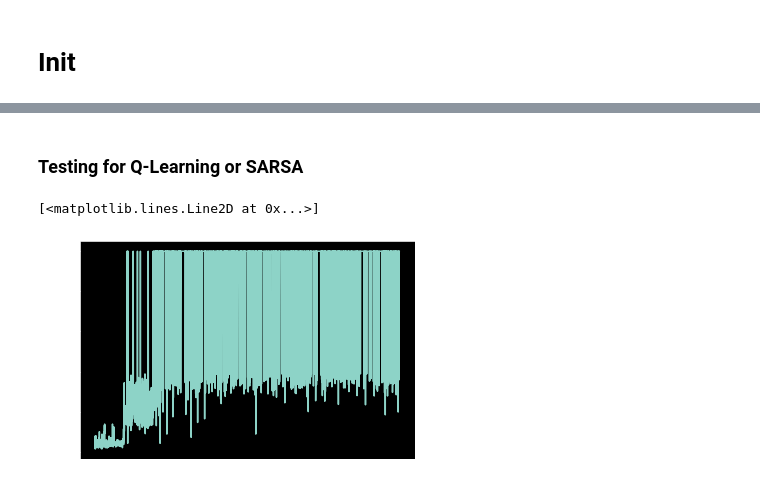
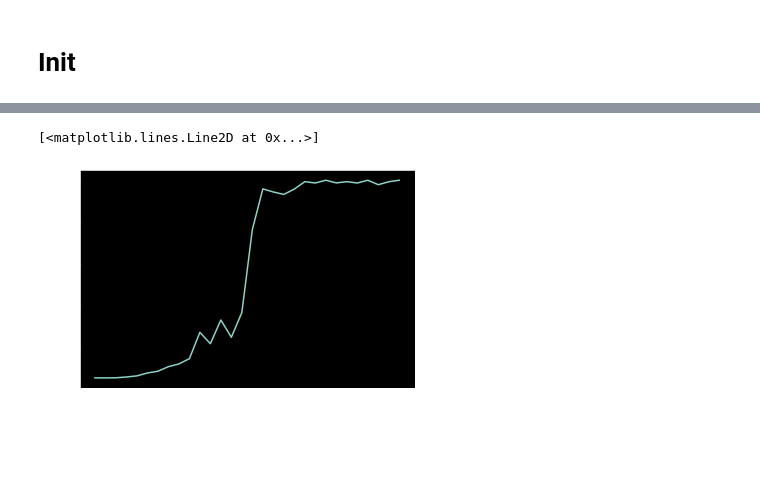
Before and after one commit to nimishsantosh107/Reinforcement-Learning, a Jupyter notebook: CartPole.ipynb, the cells around one changed output, grey strips where cells are left out. Saved outputs shown, nothing was run; the diff lists cells and outputs as text; code cells hidden in the pictures; blank space fills up the shorter version.

```diff
--- a/CartPole.ipynb
+++ b/CartPole.ipynb
@@ -63 +148,3 @@ env = gym.make('CartPole-v0')
+# %%
+env = gym.make('CartPole-v0')
 # %%
@@ -134,15 +229,30 @@ bins = create_bins()
+# %%
+# Init
+MAX_MOVES = env._max_episode_steps #200
+N_STATES = (10, 10, 10, 10)
+NUM_EPISODES = 3000
+
+agent = SARSAAgent(n_states = N_STATES,
+                   n_actions = env.action_space.n,
+                   gamma = 0.9,
+                   alpha = 0.01,
+                   epsilon = 1.0,
+                   epsilon_min = 0.01,
+                   epsilon_decay=0.999978)
 # %%
-#TRAINING
+# TRAINING
+episode_rewards = []
+episode_lengths = []
+mean_rewards = [] # MEAN REWARD OF LAST 100 GAMES
 
-# progress = tqdm(range(NUM_EPISODES))
-for episode_n in range(NUM_EPISODES):
-    EPSILON = 1 / np.sqrt(episode_n + 1)
-    if(EPSILON < 0.01): EPSILON = 0.01
+for episode_n in (range(NUM_EPISODES)):
 
-    episode_reward, episode_length = play_episode(Q, bins, EPSILON)
+    episode_reward, episode_length = play_episode(agent)
     episode_rewards.append(episode_reward)
     episode_lengths.append(episode_length)
 
-    if(episode_n%100 == 0):
-        print("ITER: ",(episode_n),"\tREWARD: ",episode_reward ,"\tLENGTH: ",episode_length)
+    if((episode_n + 1)%100 == 0):
+        mean_reward = np.mean(episode_rewards[-100:])
+        mean_rewards.append(mean_reward)
+        print(" ITER: ",(episode_n),"\tMEAN_REWARD: ",mean_reward ,"\tEPSILON: ",round(agent.EPSILON,4), "\tLENGTH: ",episode_length)
 # %% [output]
@@ -253,8 +275,0 @@ ITER:  2900     REWARD:  -163   LENGTH:  137
-# %% [markdown]
-### Testing for Q-Learning or SARSA
-# %%
-# PLOT REWARDS CURVE
-plt.plot(np.arange(NUM_EPISODES), episode_rewards)
-# %% [output]
-[<matplotlib.lines.Line2D at 0x...>]
-[figure, removed]
@@ -276,0 +276,5 @@ env.close()
+# %%
+plt.plot(mean_rewards)
+# %% [output]
+[<matplotlib.lines.Line2D at 0x...>]
+[figure, added]
```
Also changed, not shown: parts of 21 cells of this notebook, 2 other files.
